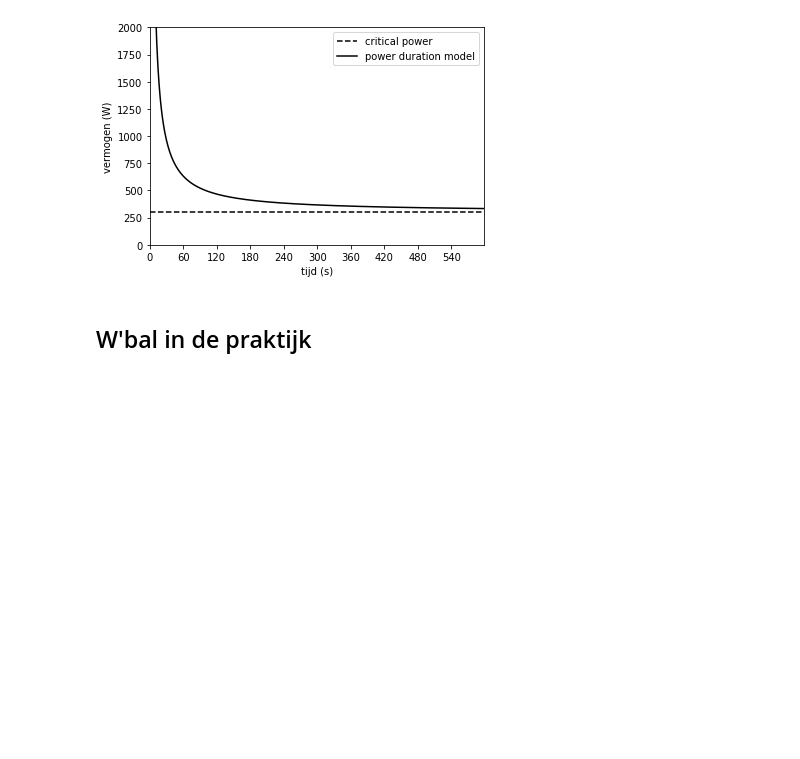
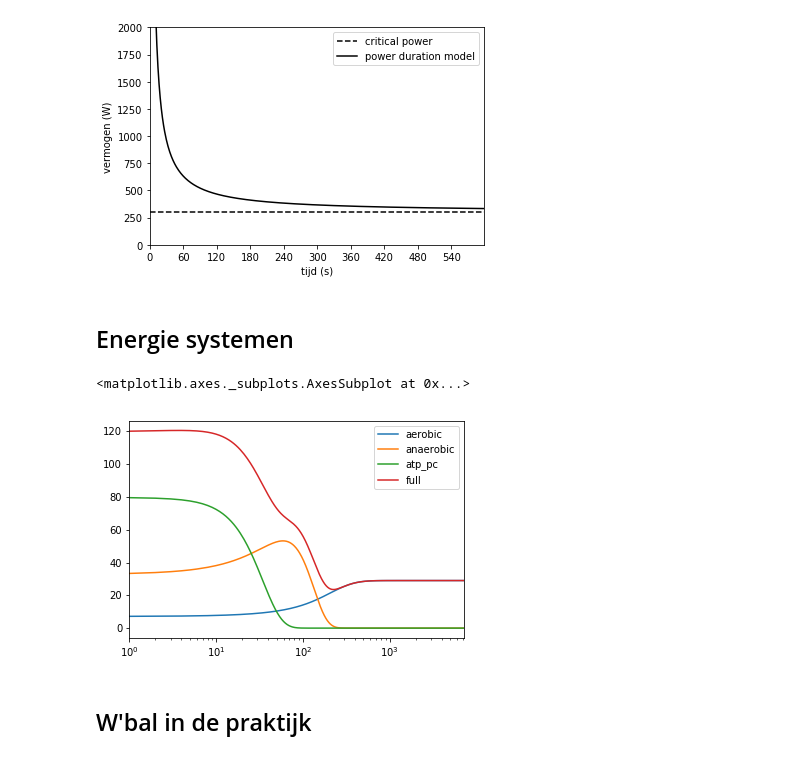
Before and after one commit to AartGoossens/publications, a Jupyter notebook: sportgericht/appendix.ipynb, the cells around one changed output. Drawn from its saved outputs; the diff is of its cells as text; code cells hidden in the pictures; blank space fills up the shorter version.

Commit message:
begin met energiesystemen, slaat nergens op

```diff
--- a/sportgericht/appendix.ipynb
+++ b/sportgericht/appendix.ipynb
@@ -51,6 +51,41 @@ fig_power_duration.set_ylabel('vermogen (W)')
 # %% [output]
 Text(0,0.5,'vermogen (W)')
 [figure]
+# %% [markdown]
+## Energie systemen
+# %%
+def normal_distribution(i, mean, sigma):
+    val = 1/np.sqrt(2*np.pi*np.power(sigma, 2)) * np.power(np.e, -(np.power((i-mean), 2)/(2*np.power(sigma, 2))))
+    return val
+
+def atp_pc(i):
+    val = normal_distribution(i, 0, 25)*5000
+    return val
+
+def anaerobic(i):
+    val = normal_distribution(i, 60, 60)*8000
+    return val
+
+def aerobic(i):
+    val = 30/(1 + np.power(np.e, (-(i-100)*0.01))) - 1
+    return val
+
+def full(i):
+    return atp_pc(i) + anaerobic(i) + aerobic(i)
+
+
+
+df_energie_systemen = pd.DataFrame(dict(
+    atp_pc=[atp_pc(i) for i in range(1, 7200)],
+    anaerobic=[anaerobic(i) for i in range(1, 7200)],
+    aerobic=[aerobic(i) for i in range(1, 7200)],
+    full=[full(i) for i in range(1, 7200)],
+))
+# %%
+df_energie_systemen.plot(logx=True)
+# %% [output]
+<matplotlib.axes._subplots.AxesSubplot at 0x...>
+[figure, added]
 # %% [markdown]
 ## W'bal in de praktijk
 # %% [markdown]
```
